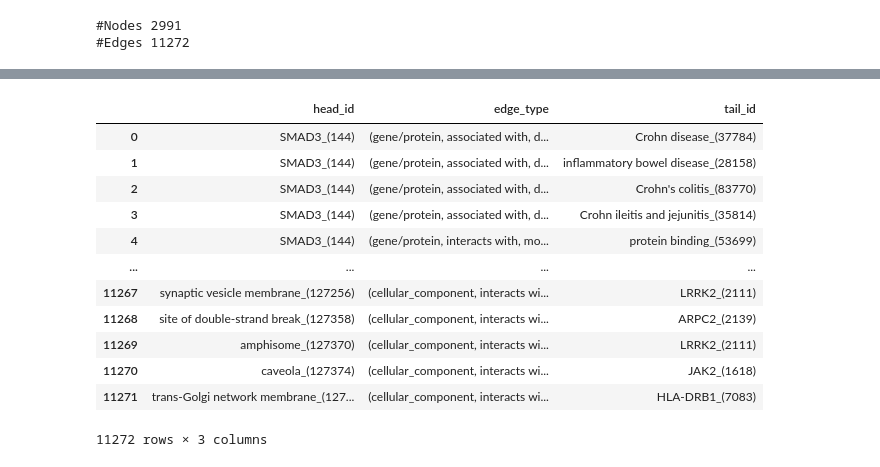
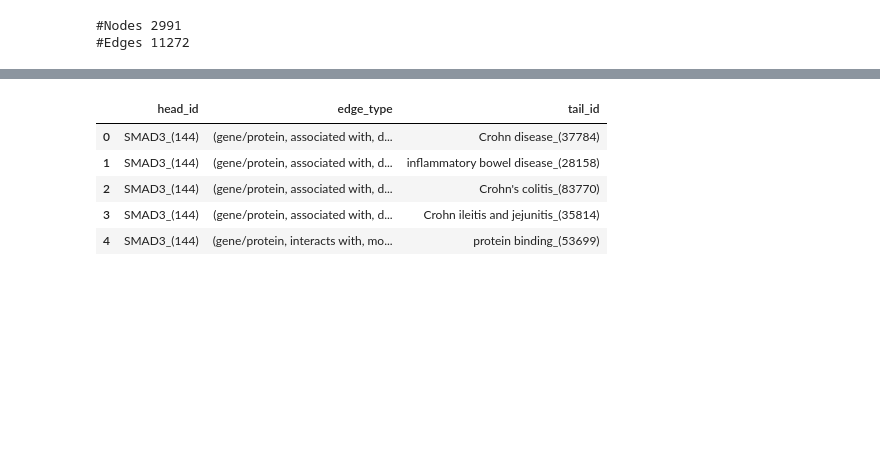
Before and after one commit to VirtualPatientEngine/AIAgents4Pharma, a Jupyter notebook: docs/notebooks/talk2knowledgegraphs/tutorial_biobridge_primekg_multimodal .ipynb, the cells around one changed output, grey strips where cells are left out. Drawn from its saved outputs; the diff is of its cells as text; code cells hidden in the pictures; blank space fills up the shorter version.

```diff
--- a/docs/notebooks/talk2knowledgegraphs/tutorial_biobridge_primekg_multimodal .ipynb
+++ b/docs/notebooks/talk2knowledgegraphs/tutorial_biobridge_primekg_multimodal .ipynb
@@ -570,25 +548,18 @@ nodes_df
 # %%
 # Prepare edges
 edges_df = pd.DataFrame({
     'head_id': list(pyg_graph.head_id),
     'edge_type': list(pyg_graph.edge_type),
     'tail_id': list(pyg_graph.tail_id),
 })
-edges_df
+edges_df.head(5)
 # %% [output]
 |  | head_id | edge_type | tail_id |
 | 0 | SMAD3_(144) | (gene/protein, associated with, d... | Crohn disease_(37784) |
 | 1 | SMAD3_(144) | (gene/protein, associated with, d... | inflammatory bowel disease_(28158) |
 | 2 | SMAD3_(144) | (gene/protein, associated with, d... | Crohn's colitis_(83770) |
 | 3 | SMAD3_(144) | (gene/protein, associated with, d... | Crohn ileitis and jejunitis_(35814) |
 | 4 | SMAD3_(144) | (gene/protein, interacts with, mo... | protein binding_(53699) |
-| ... | ... | ... | ... |
-| 11267 | synaptic vesicle membrane_(127256) | (cellular_component, interacts wi... | LRRK2_(2111) |
-| 11268 | site of double-strand break_(127358) | (cellular_component, interacts wi... | ARPC2_(2139) |
-| 11269 | amphisome_(127370) | (cellular_component, interacts wi... | LRRK2_(2111) |
-| 11270 | caveola_(127374) | (cellular_component, interacts wi... | JAK2_(1618) |
-| 11271 | trans-Golgi network membrane_(127... | (cellular_component, interacts wi... | HLA-DRB1_(7083) |
-11272 rows × 3 columns
 # %%
 with open(os.path.join(local_dir, 'biobridge_multimodal_text_graph.pkl'), "wb") as f:
     pickle.dump({"nodes": nodes_df, "edges": edges_df}, f)
```
Also changed, not shown: parts of 34 cells of this notebook, 2 other files.
